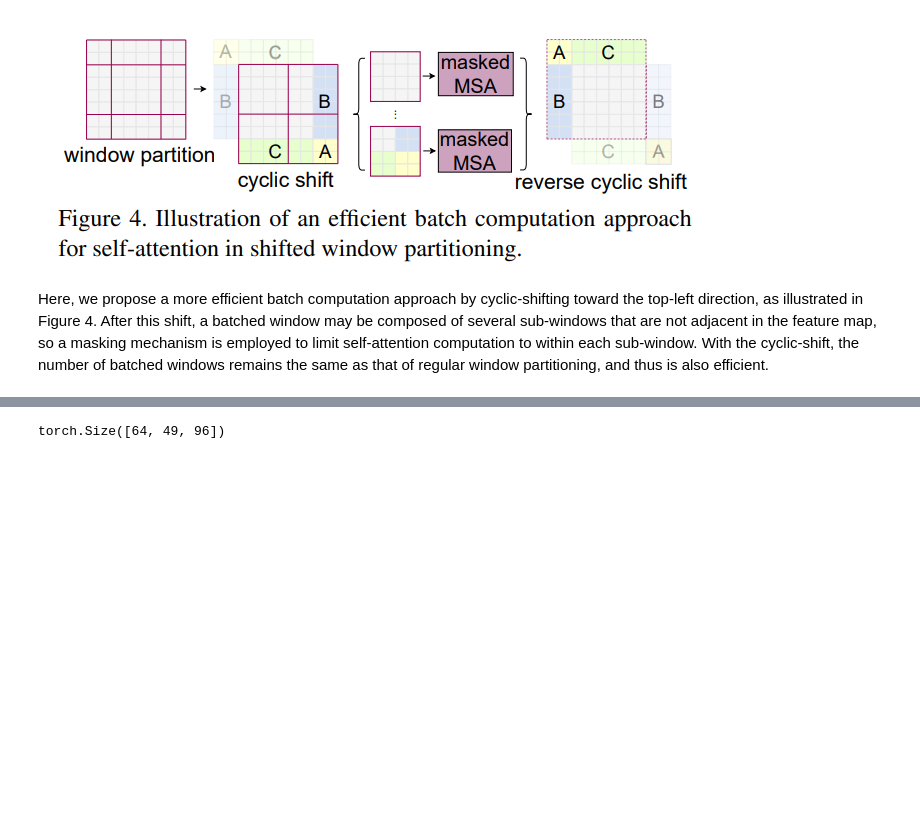
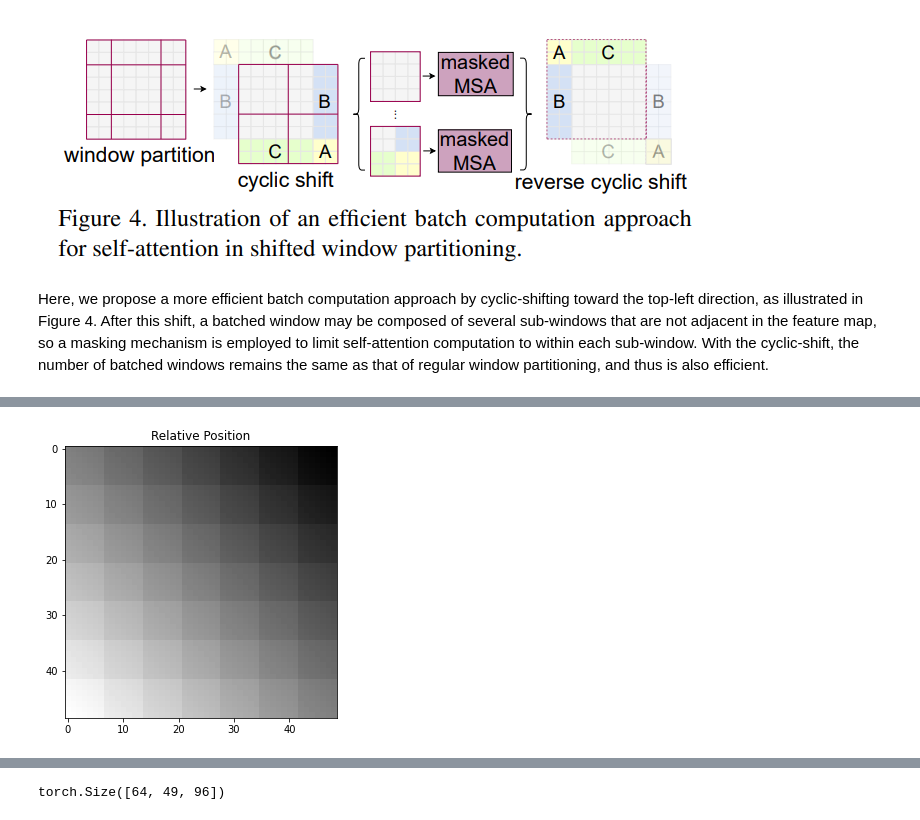
Before and after one commit to MINED30/MODELING, a Jupyter notebook: Swin_Transformer.ipynb, the cells around one changed output, grey strips where cells are left out. Cells and saved outputs as stored; diff of their text form; code cells hidden in the pictures; blank space fills up the shorter version.

```diff
--- a/Swin_Transformer.ipynb
+++ b/Swin_Transformer.ipynb
@@ -304,0 +395,8 @@ thus is also efficient.
+# %%
+relative_position_vis = relative_position_index//(relative_position_index[-1][0])
+plt.figure(figsize=(5,5))
+plt.title("Relative Position")
+plt.imshow(relative_position_index,cmap='gray')
+plt.show()
+# %% [output]
+[figure, added]
```
Also changed, not shown: parts of 22 cells of this notebook.
